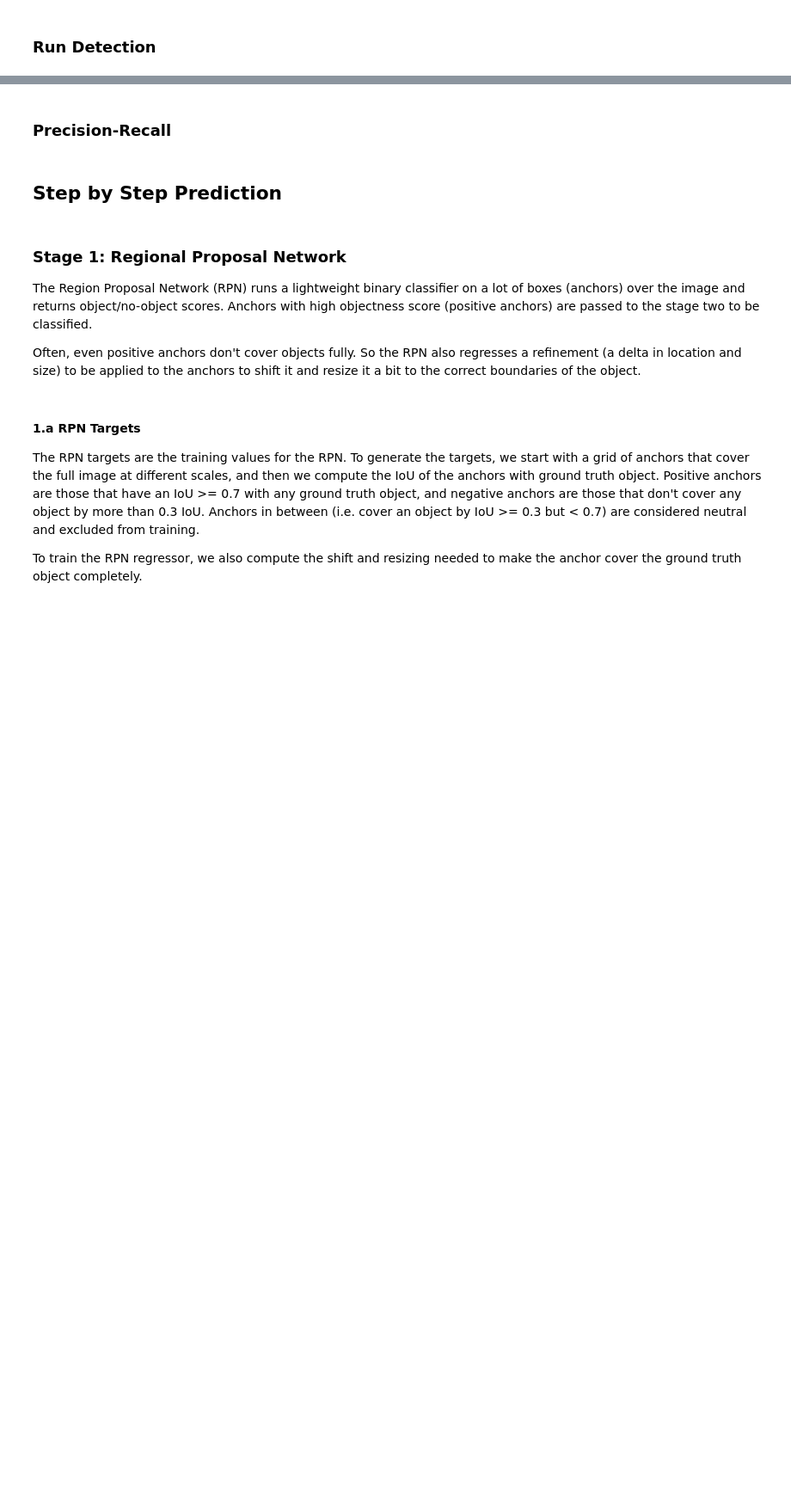
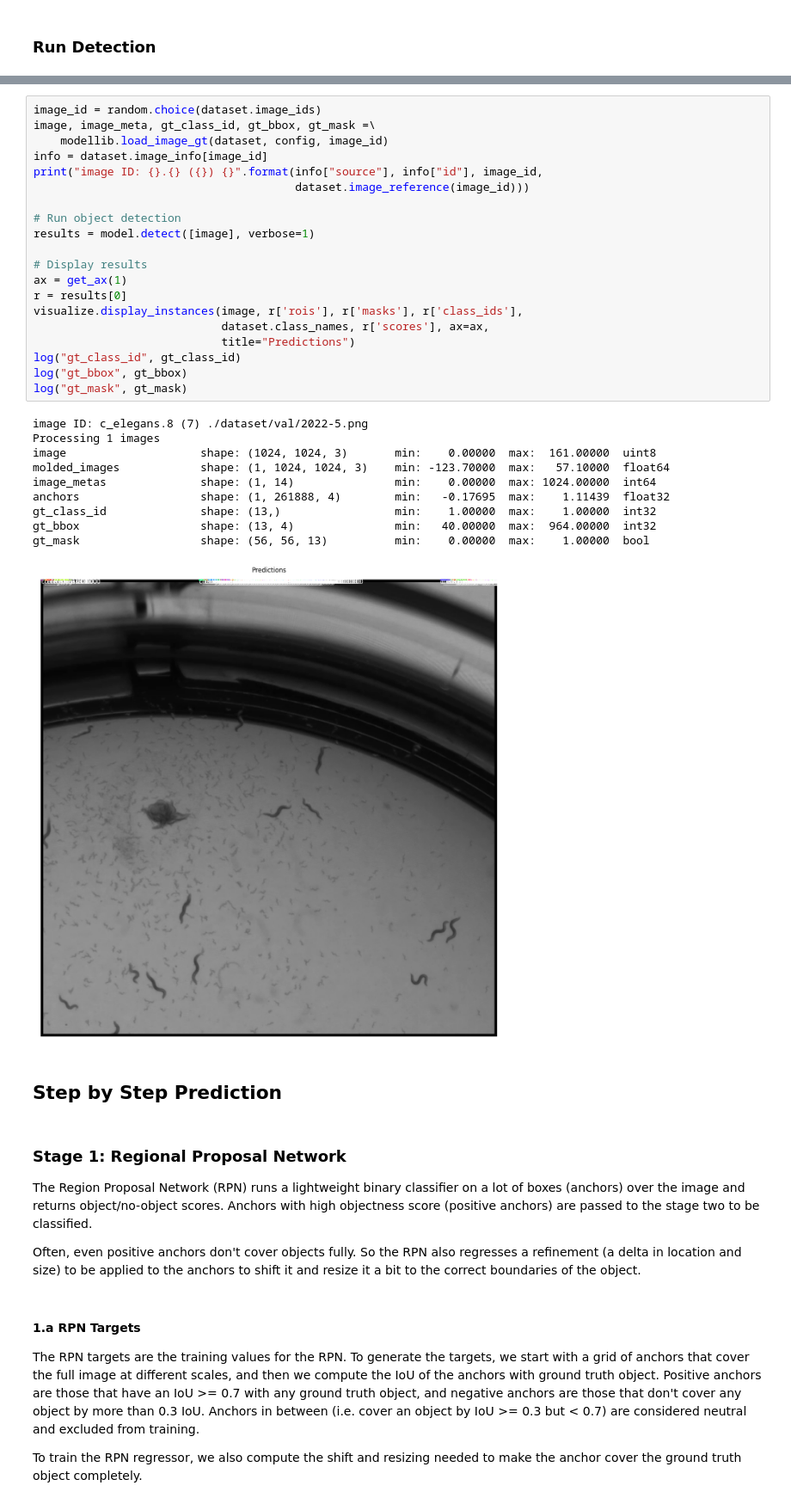
Before and after one commit to imke-schwenke/InstanceSegmentation, a Jupyter notebook: inspect_model.ipynb, the cells around one changed output, grey strips where cells are left out. Shown at 86% size. Drawn from its saved outputs; the diff is of its cells as text; blank space fills up the shorter version.

```diff
--- a/inspect_model.ipynb
+++ b/inspect_model.ipynb
@@ -193,5 +200,34 @@ anchors                  shape: (1, 261888, 4)        min:   -0.17695  max:    1
-# %% [markdown]
-### Precision-Recall
+# %%
+image_id = random.choice(dataset.image_ids)
+image, image_meta, gt_class_id, gt_bbox, gt_mask =\
+    modellib.load_image_gt(dataset, config, image_id)
+info = dataset.image_info[image_id]
+print("image ID: {}.{} ({}) {}".format(info["source"], info["id"], image_id,
+                                       dataset.image_reference(image_id)))
+
+# Run object detection
+results = model.detect([image], verbose=1)
+
+# Display results
+ax = get_ax(1)
+r = results[0]
+visualize.display_instances(image, r['rois'], r['masks'], r['class_ids'],
+                            dataset.class_names, r['scores'], ax=ax,
+                            title="Predictions")
+log("gt_class_id", gt_class_id)
+log("gt_bbox", gt_bbox)
+log("gt_mask", gt_mask)
+# %% [output]
+image ID: c_elegans.8 (7) ./dataset/val/2022-5.png
+Processing 1 images
+image                    shape: (1024, 1024, 3)       min:    0.00000  max:  161.00000  uint8
+molded_images            shape: (1, 1024, 1024, 3)    min: -123.70000  max:   57.10000  float64
+image_metas              shape: (1, 14)               min:    0.00000  max: 1024.00000  int64
+anchors                  shape: (1, 261888, 4)        min:   -0.17695  max:    1.11439  float32
+gt_class_id              shape: (13,)                 min:    1.00000  max:    1.00000  int32
+gt_bbox                  shape: (13, 4)               min:   40.00000  max:  964.00000  int32
+gt_mask                  shape: (56, 56, 13)          min:    0.00000  max:    1.00000  bool
+[figure, added]
 # %% [markdown]
 ## Step by Step Prediction
 # %% [markdown]
```
Also changed, not shown: parts of 30 cells of this notebook, 15 other files.
